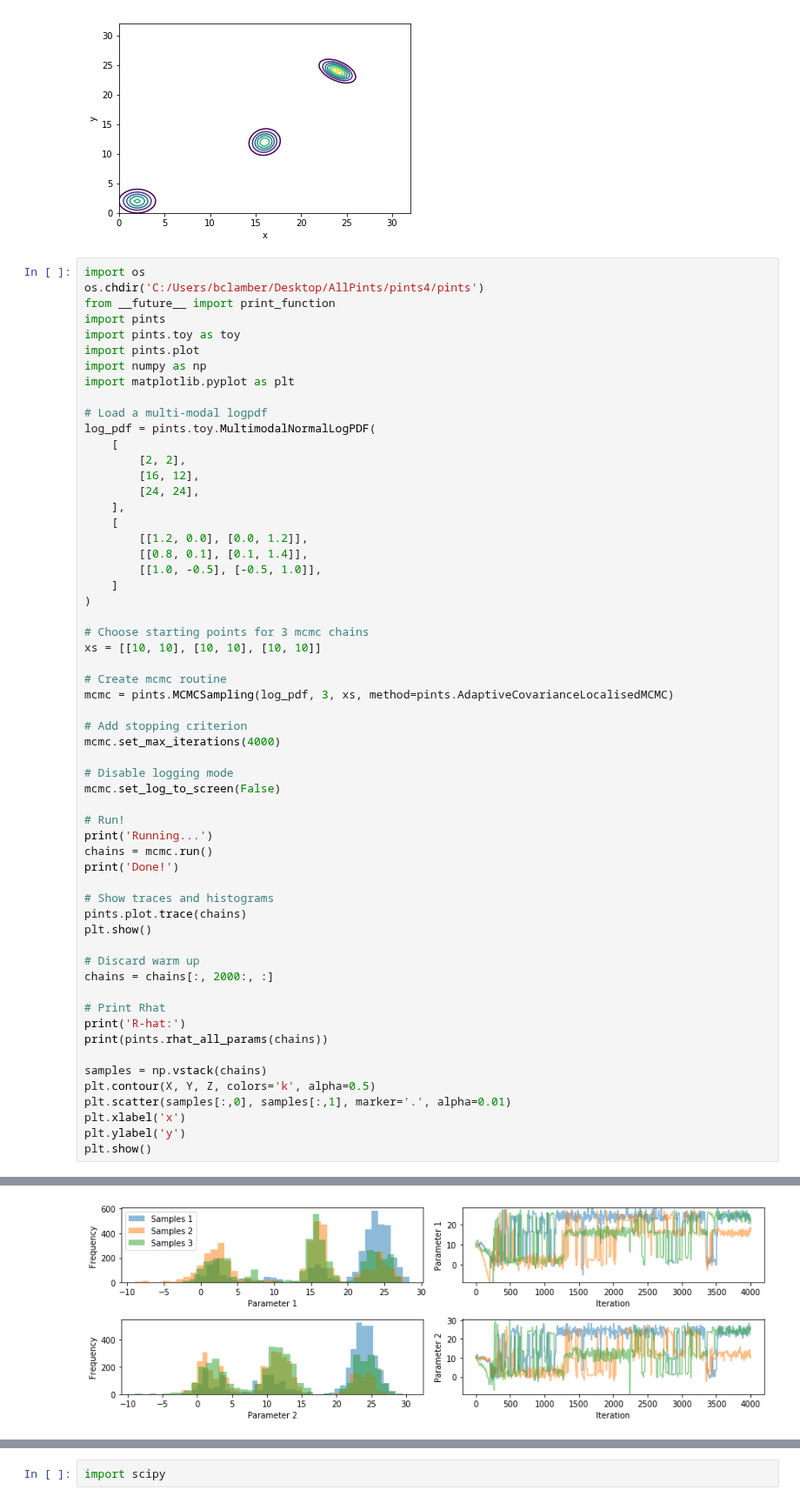
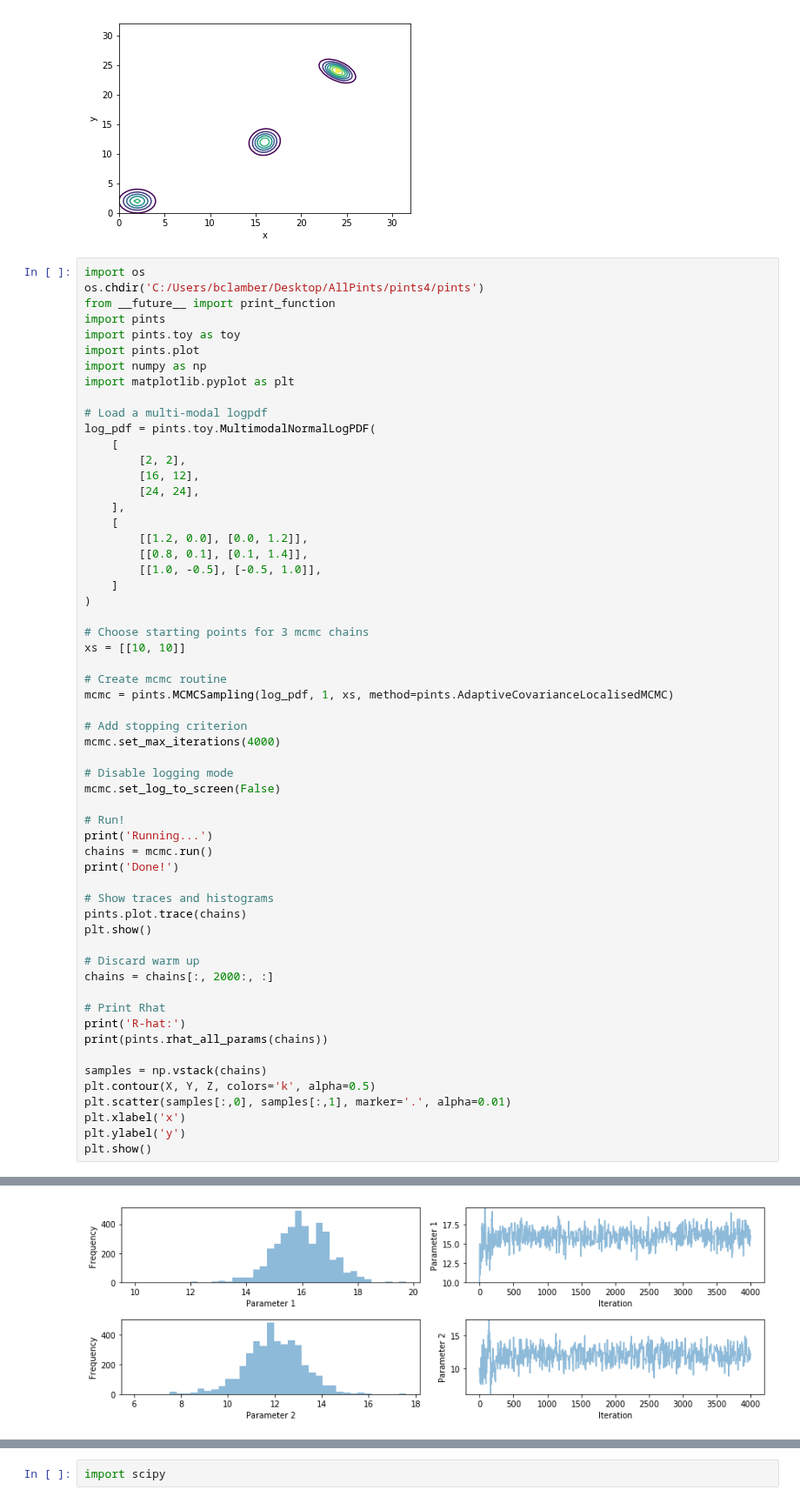
Before and after one commit to pints-team/pints, a Jupyter notebook: examples/sampling-adaptive-covariance-localised.ipynb, the cells around one changed output, grey strips where cells are left out. Shown at 87% size. Cells and saved outputs as stored; diff of their text form.

Commit message:
At least looking sort of right for 1 component case (looks like results of ordinary adaptive)

```diff
--- a/examples/sampling-adaptive-covariance-localised.ipynb
+++ b/examples/sampling-adaptive-covariance-localised.ipynb
@@ -155,10 +155,10 @@ log_pdf = pints.toy.MultimodalNormalLogPDF(
 )
 
 # Choose starting points for 3 mcmc chains
-xs = [[10, 10], [10, 10], [10, 10]]
+xs = [[10, 10]]
 
 # Create mcmc routine
-mcmc = pints.MCMCSampling(log_pdf, 3, xs, method=pints.AdaptiveCovarianceLocalisedMCMC)
+mcmc = pints.MCMCSampling(log_pdf, 1, xs, method=pints.AdaptiveCovarianceLocalisedMCMC)
 
 # Add stopping criterion
 mcmc.set_max_iterations(4000)
@@ -193,3 +201,3 @@ Running...
 Done!
-[figure, old version]
+[figure, new version]
 R-hat:
```
Also changed, not shown: parts of 4 cells of this notebook, 1 other file.
